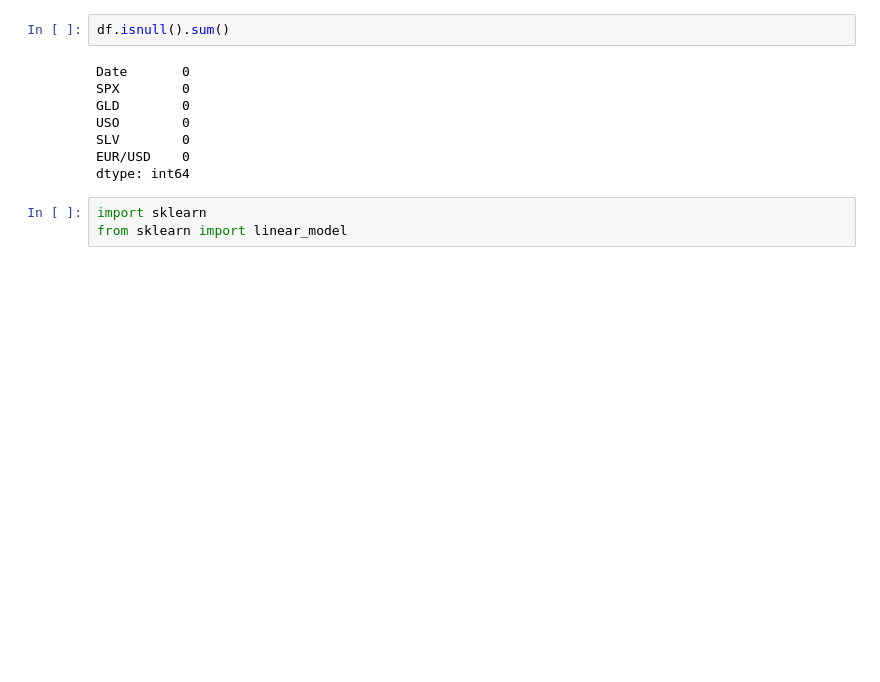
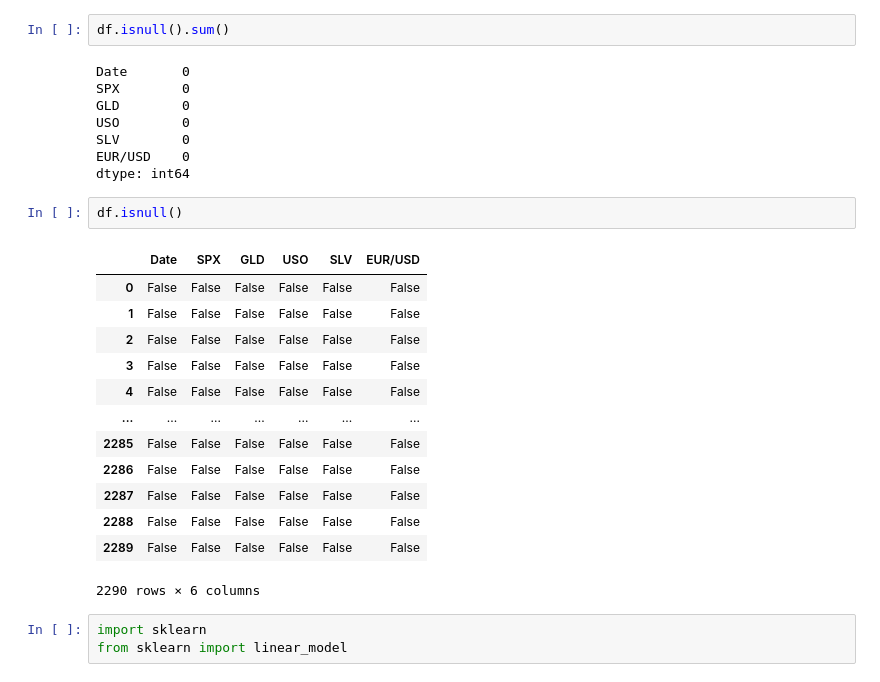
Before and after one commit to mkswagger/Gold_price_predictor, a Jupyter notebook: gold_price.ipynb, the cells around one changed output. Saved outputs shown, nothing was run; the diff lists cells and outputs as text; blank space fills up the shorter version.

```diff
--- a/gold_price.ipynb
+++ b/gold_price.ipynb
@@ -57,6 +57,22 @@ USO        0
 SLV        0
 EUR/USD    0
 dtype: int64
+# %%
+df.isnull()
+# %% [output]
+|  | Date | SPX | GLD | USO | SLV | EUR/USD |
+| 0 | False | False | False | False | False | False |
+| 1 | False | False | False | False | False | False |
+| 2 | False | False | False | False | False | False |
+| 3 | False | False | False | False | False | False |
+| 4 | False | False | False | False | False | False |
+| ... | ... | ... | ... | ... | ... | ... |
+| 2285 | False | False | False | False | False | False |
+| 2286 | False | False | False | False | False | False |
+| 2287 | False | False | False | False | False | False |
+| 2288 | False | False | False | False | False | False |
+| 2289 | False | False | False | False | False | False |
+2290 rows × 6 columns
 # %%
 import sklearn
 from sklearn import linear_model
```
Also changed, not shown: parts of 6 cells of this notebook.
